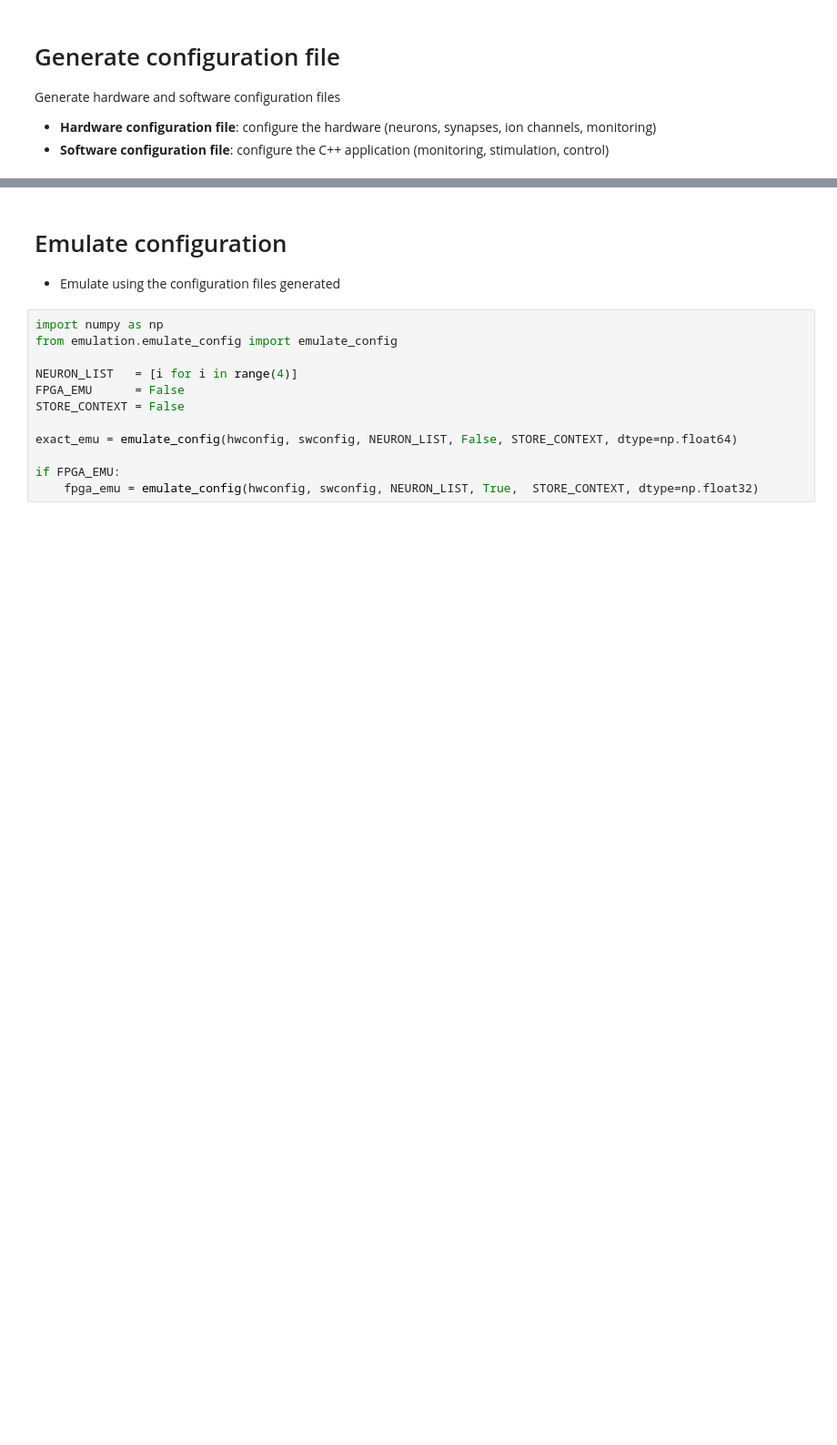
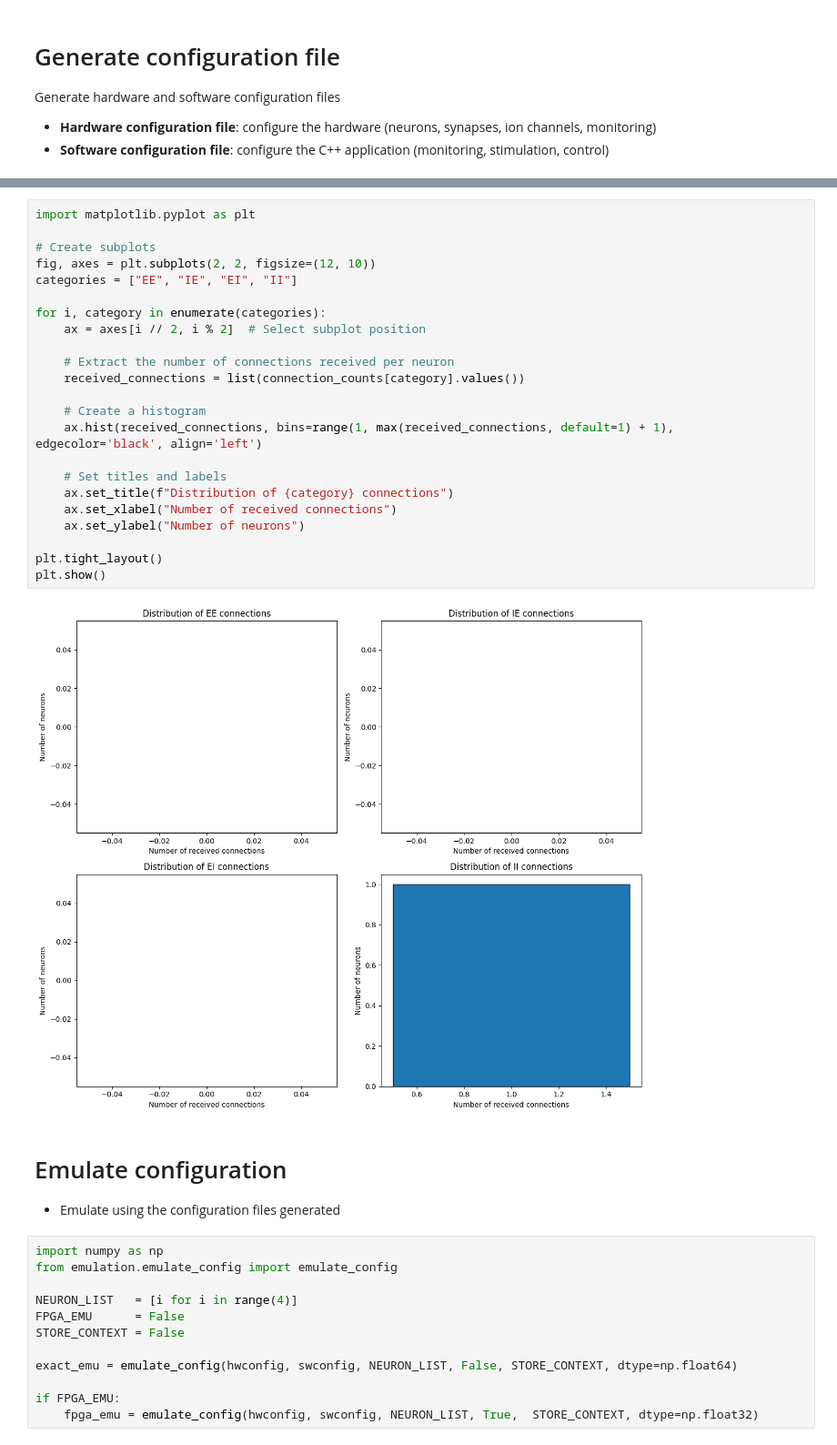
Before and after one commit to algarianna/RT-HippoNeuroStim, a Jupyter notebook: sw/host/main.ipynb, the cells around one changed output, grey strips where cells are left out. Shown at 91% size. Cells and saved outputs as stored; diff of their text form; blank space fills up the shorter version.

```diff
--- a/sw/host/main.ipynb
+++ b/sw/host/main.ipynb
@@ -38,3 +39,28 @@ Hardware configuration file saved at: ./hwconfig_customCA1_1612_pres_16.txt
+# %%
+import matplotlib.pyplot as plt
+
+# Create subplots
+fig, axes = plt.subplots(2, 2, figsize=(12, 10))
+categories = ["EE", "IE", "EI", "II"]
+
+for i, category in enumerate(categories):
+    ax = axes[i // 2, i % 2]  # Select subplot position
+
+    # Extract the number of connections received per neuron
+    received_connections = list(connection_counts[category].values())
+
+    # Create a histogram
+    ax.hist(received_connections, bins=range(1, max(received_connections, default=1) + 1), edgecolor='black', align='left')
+
+    # Set titles and labels
+    ax.set_title(f"Distribution of {category} connections")
+    ax.set_xlabel("Number of received connections")
+    ax.set_ylabel("Number of neurons")
+
+plt.tight_layout()
+plt.show()
+# %% [output]
+[figure, added]
 # %% [markdown]
 # Emulate configuration
 
```
Also changed, not shown: parts of 14 cells of this notebook.
